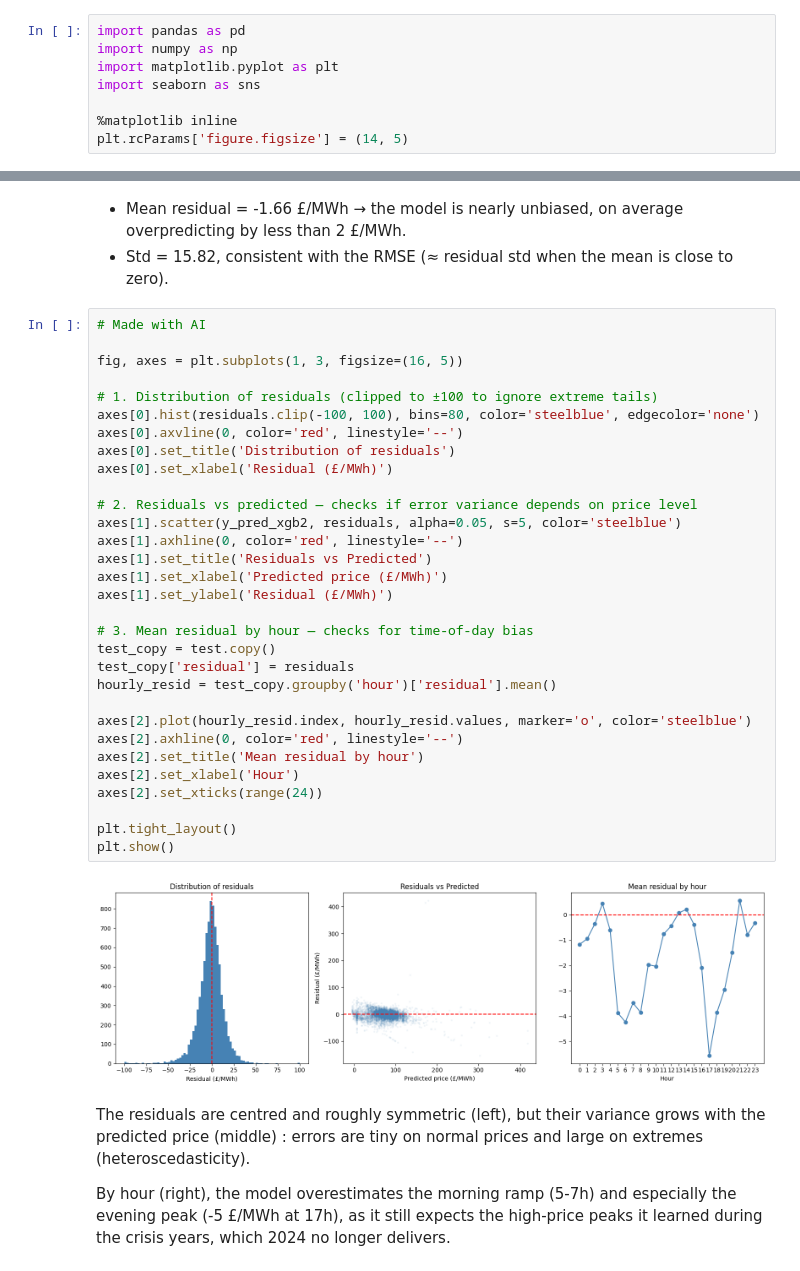
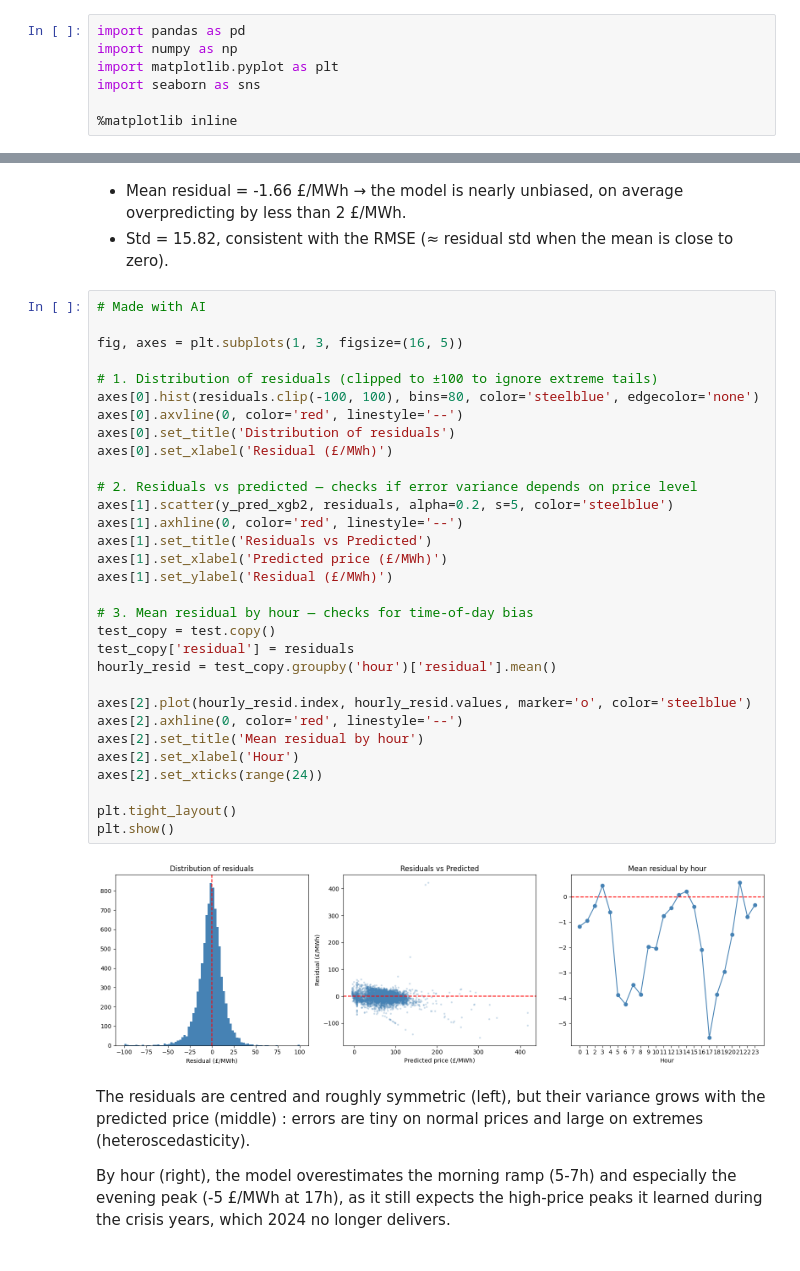
Before and after one commit to axelcohen75/gb-power-forecasting-suite, a Jupyter notebook: Engie-Exercise-final.ipynb, the cells around one changed output, grey strips where cells are left out. Drawn from its saved outputs; the diff is of its cells as text.

```diff
--- a/Engie-Exercise-final.ipynb
+++ b/Engie-Exercise-final.ipynb
@@ -5,4 +5,3 @@ import matplotlib.pyplot as plt
 import seaborn as sns
 
 %matplotlib inline
-plt.rcParams['figure.figsize'] = (14, 5)
@@ -785,35 +792,35 @@ Std residual  : 15.82 £/MWh
 # Made with AI
 
 fig, axes = plt.subplots(1, 3, figsize=(16, 5))
 
 # 1. Distribution of residuals (clipped to ±100 to ignore extreme tails)
 axes[0].hist(residuals.clip(-100, 100), bins=80, color='steelblue', edgecolor='none')
 axes[0].axvline(0, color='red', linestyle='--')
 axes[0].set_title('Distribution of residuals')
 axes[0].set_xlabel('Residual (£/MWh)')
 
 # 2. Residuals vs predicted — checks if error variance depends on price level
-axes[1].scatter(y_pred_xgb2, residuals, alpha=0.05, s=5, color='steelblue')
+axes[1].scatter(y_pred_xgb2, residuals, alpha=0.2, s=5, color='steelblue')
 axes[1].axhline(0, color='red', linestyle='--')
 axes[1].set_title('Residuals vs Predicted')
 axes[1].set_xlabel('Predicted price (£/MWh)')
 axes[1].set_ylabel('Residual (£/MWh)')
 
 # 3. Mean residual by hour — checks for time-of-day bias
 test_copy = test.copy()
 test_copy['residual'] = residuals
 hourly_resid = test_copy.groupby('hour')['residual'].mean()
 
 axes[2].plot(hourly_resid.index, hourly_resid.values, marker='o', color='steelblue')
 axes[2].axhline(0, color='red', linestyle='--')
 axes[2].set_title('Mean residual by hour')
 axes[2].set_xlabel('Hour')
 axes[2].set_xticks(range(24))
 
 plt.tight_layout()
 plt.show()
 # %% [output]
-[figure, old version]
+[figure, new version]
 # %% [markdown]
 The residuals are centred and roughly symmetric (left), but their variance grows with the predicted price (middle) : errors are tiny on normal prices and large on extremes (heteroscedasticity).
 
```
Also changed, not shown: parts of 18 cells of this notebook.
